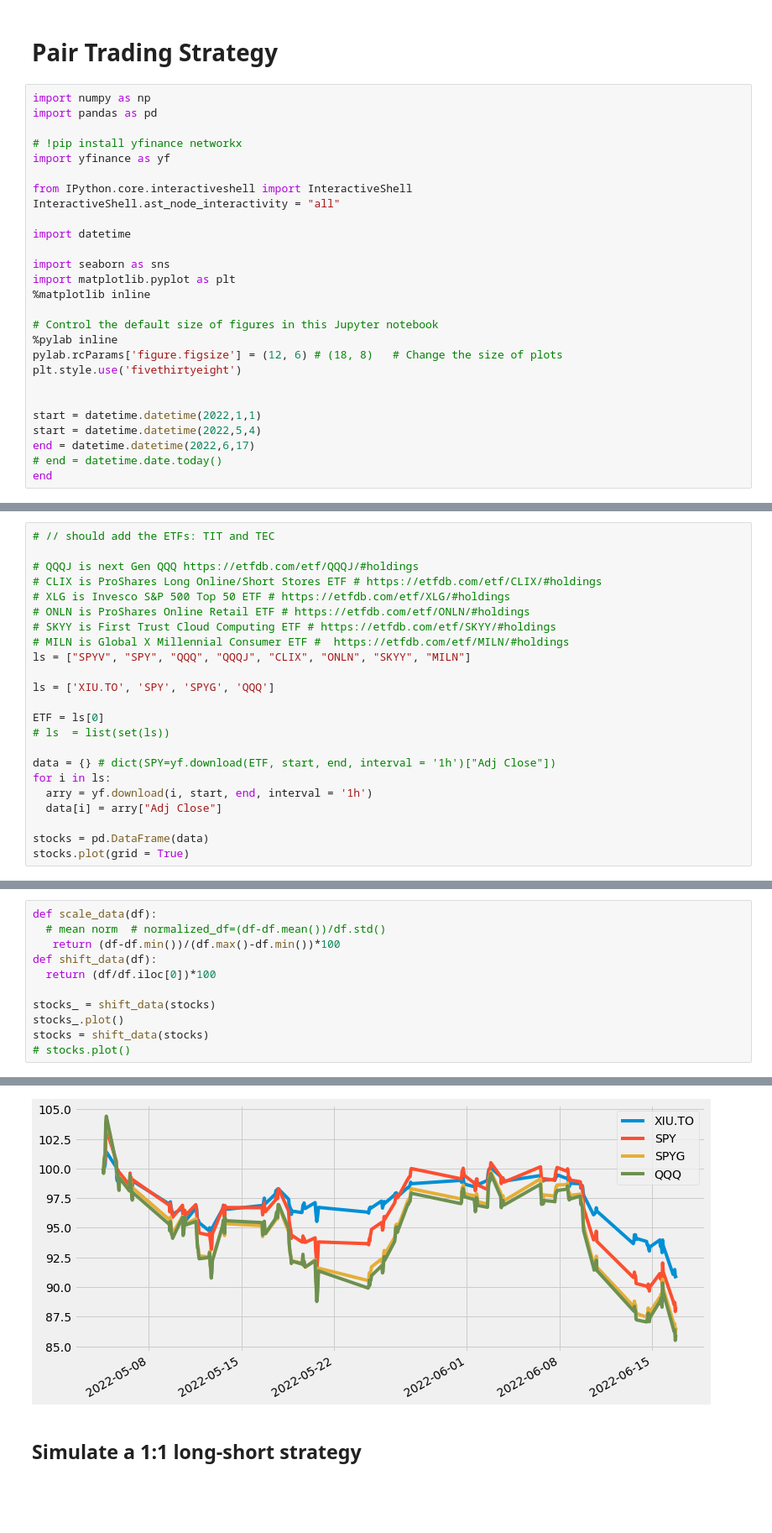
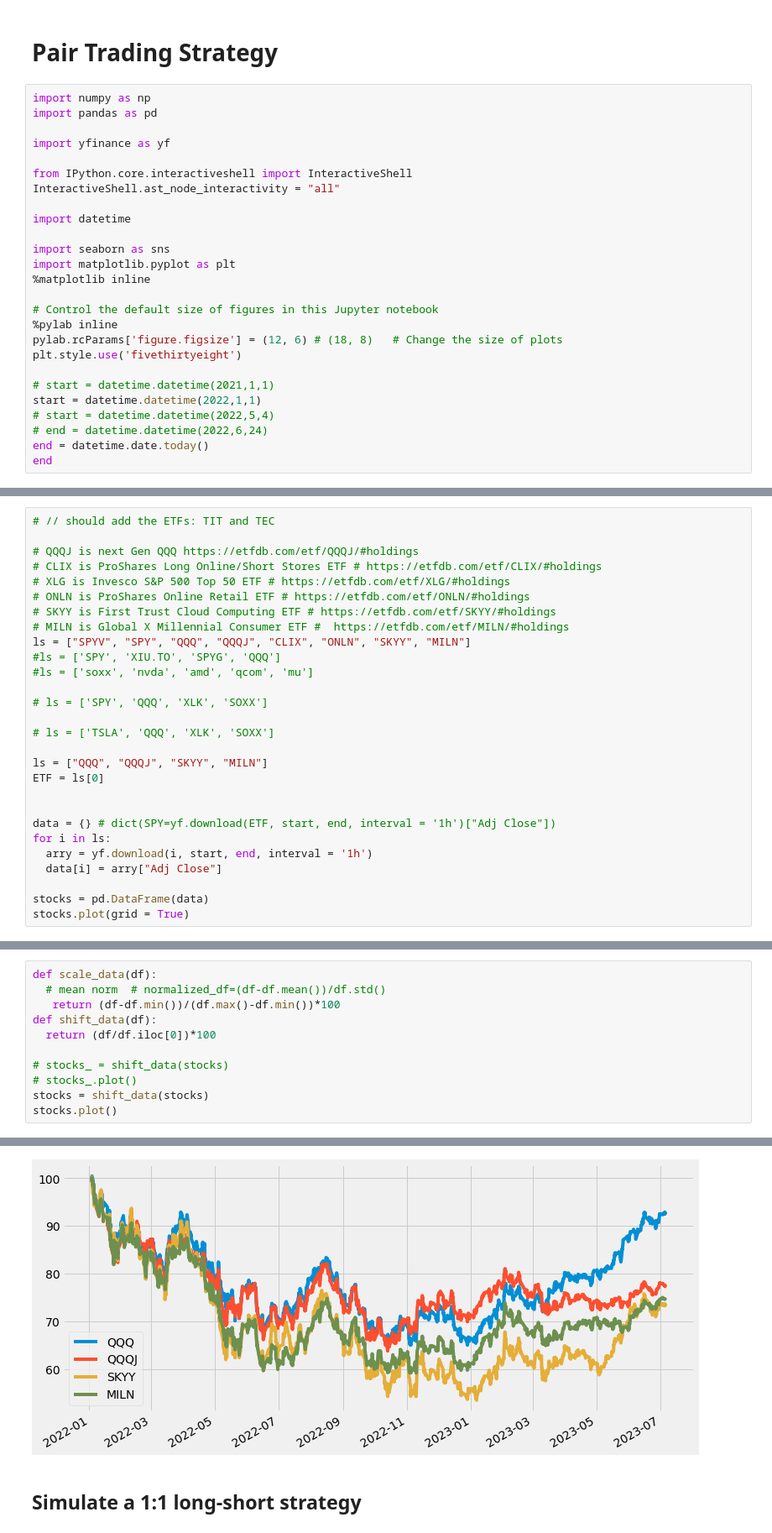
Before and after one commit to alik604/algorithmic-trading, a Jupyter notebook: Pair trading strategy.ipynb, the cells around one changed output, grey strips where cells are left out. Shown at 84% size. Cells and saved outputs as stored; diff of their text form; blank space fills up the shorter version.

```diff
--- a/Pair trading strategy.ipynb
+++ b/Pair trading strategy.ipynb
@@ -4,7 +4,6 @@
 import numpy as np
 import pandas as pd
 
-# !pip install yfinance networkx
 import yfinance as yf
 
 from IPython.core.interactiveshell import InteractiveShell
@@ -21,11 +20,11 @@ import matplotlib.pyplot as plt
 pylab.rcParams['figure.figsize'] = (12, 6) # (18, 8)   # Change the size of plots
 plt.style.use('fivethirtyeight')
 
-
+# start = datetime.datetime(2021,1,1)
 start = datetime.datetime(2022,1,1)
-start = datetime.datetime(2022,5,4)
-end = datetime.datetime(2022,6,17)
-# end = datetime.date.today()
+# start = datetime.datetime(2022,5,4)
+# end = datetime.datetime(2022,6,24)
+end = datetime.date.today()
 end
 # %% [output]
 Populating the interactive namespace from numpy and matplotlib
@@ -40,11 +39,16 @@ datetime.datetime(2022, 6, 17, 0, 0)
 # SKYY is First Trust Cloud Computing ETF # https://etfdb.com/etf/SKYY/#holdings
 # MILN is Global X Millennial Consumer ETF #  https://etfdb.com/etf/MILN/#holdings
 ls = ["SPYV", "SPY", "QQQ", "QQQJ", "CLIX", "ONLN", "SKYY", "MILN"]
+#ls = ['SPY', 'XIU.TO', 'SPYG', 'QQQ']
+#ls = ['soxx', 'nvda', 'amd', 'qcom', 'mu']
 
-ls = ['XIU.TO', 'SPY', 'SPYG', 'QQQ']
+# ls = ['SPY', 'QQQ', 'XLK', 'SOXX']
 
+# ls = ['TSLA', 'QQQ', 'XLK', 'SOXX']
+
+ls = ["QQQ", "QQQJ", "SKYY", "MILN"]
 ETF = ls[0]
-# ls  = list(set(ls))
+
 
 data = {} # dict(SPY=yf.download(ETF, start, end, interval = '1h')["Adj Close"])
 for i in ls:
@@ -80,17 +84,17 @@ stocks.shape
 # %%
 def scale_data(df):
   # mean norm  # normalized_df=(df-df.mean())/df.std()
    return (df-df.min())/(df.max()-df.min())*100
 def shift_data(df):
   return (df/df.iloc[0])*100
 
-stocks_ = shift_data(stocks)
-stocks_.plot()
+# stocks_ = shift_data(stocks)
+# stocks_.plot()
 stocks = shift_data(stocks)
-# stocks.plot()
+stocks.plot()
 # %% [output]
 <AxesSubplot:>
-[figure, old version]
+[figure, new version]
 # %% [markdown]
 ## Simulate a 1:1 long-short strategy
 # %%
```
Also changed, not shown: parts of 7 cells of this notebook, 4 other files.
